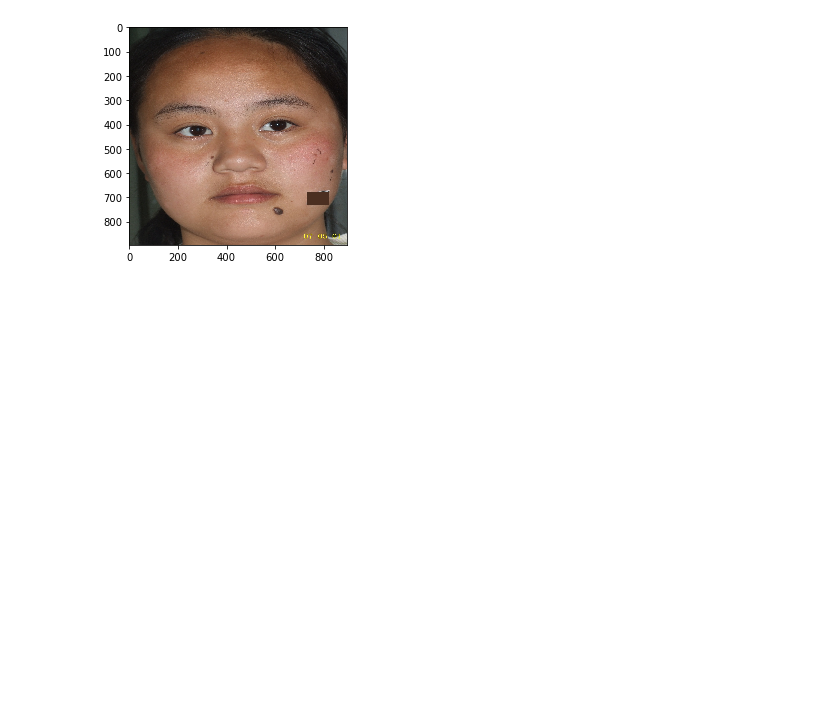
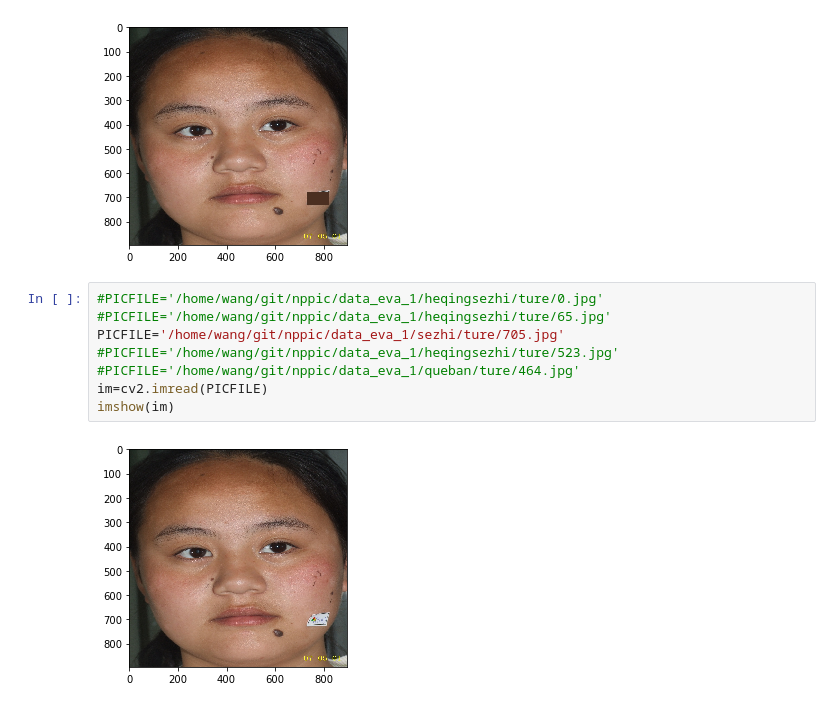
Before and after one commit to dablyo/anpr, a Jupyter notebook: whitelabel.ipynb, the cells around one changed output. Saved outputs shown, nothing was run; the diff lists cells and outputs as text; blank space fills up the shorter version.

```diff
--- a/whitelabel.ipynb
+++ b/whitelabel.ipynb
@@ -283,3 +324,13 @@ imshow(imgrect)
 # %% [output]
 33 47 75
 [figure]
+# %%
+#PICFILE='/home/wang/git/nppic/data_eva_1/heqingsezhi/ture/0.jpg'
+#PICFILE='/home/wang/git/nppic/data_eva_1/heqingsezhi/ture/65.jpg'
+PICFILE='/home/wang/git/nppic/data_eva_1/sezhi/ture/705.jpg'
+#PICFILE='/home/wang/git/nppic/data_eva_1/heqingsezhi/ture/523.jpg'
+#PICFILE='/home/wang/git/nppic/data_eva_1/queban/ture/464.jpg'
+im=cv2.imread(PICFILE)
+imshow(im)
+# %% [output]
+[figure, added]
```
Also changed, not shown: parts of 12 cells of this notebook.
